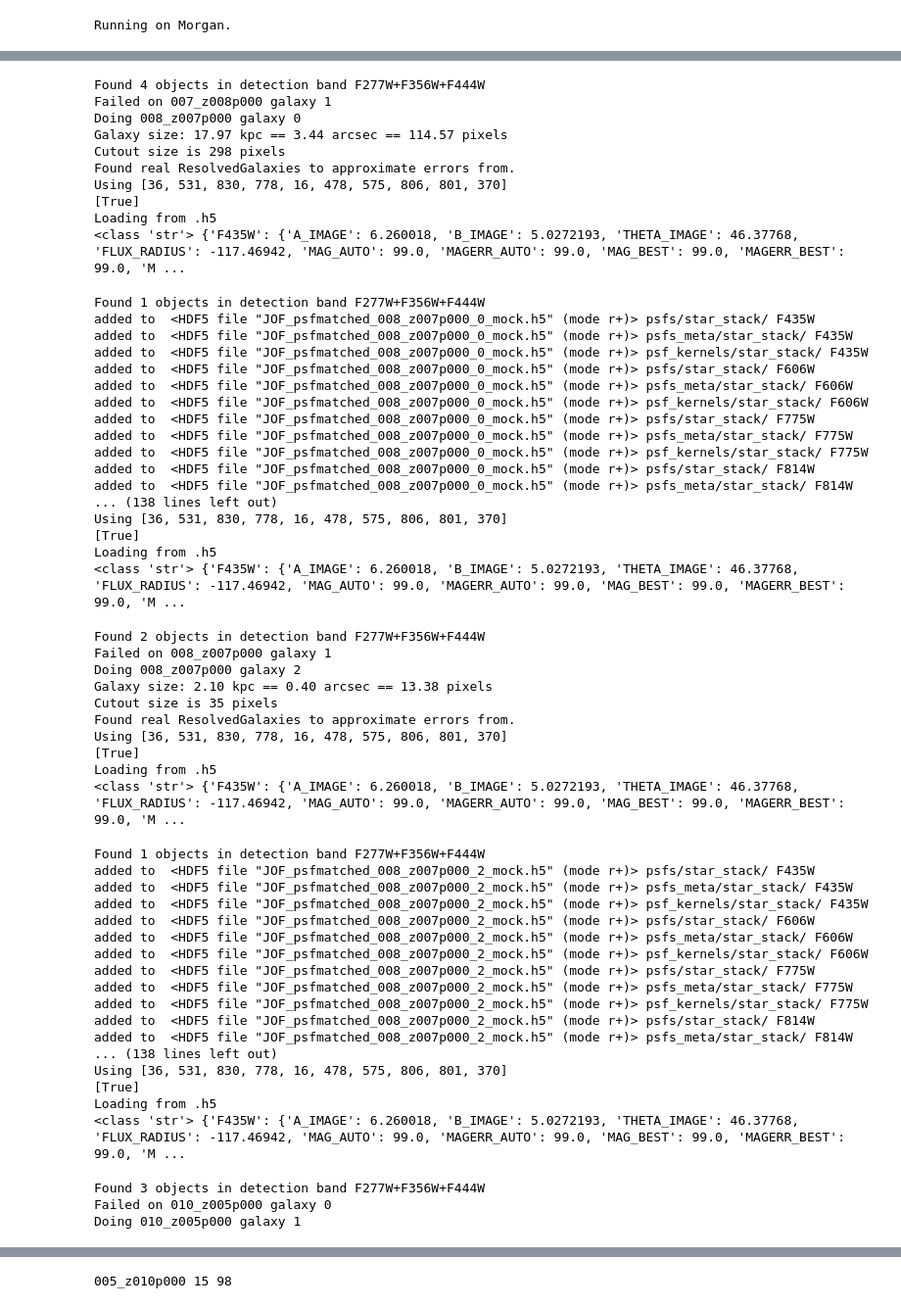
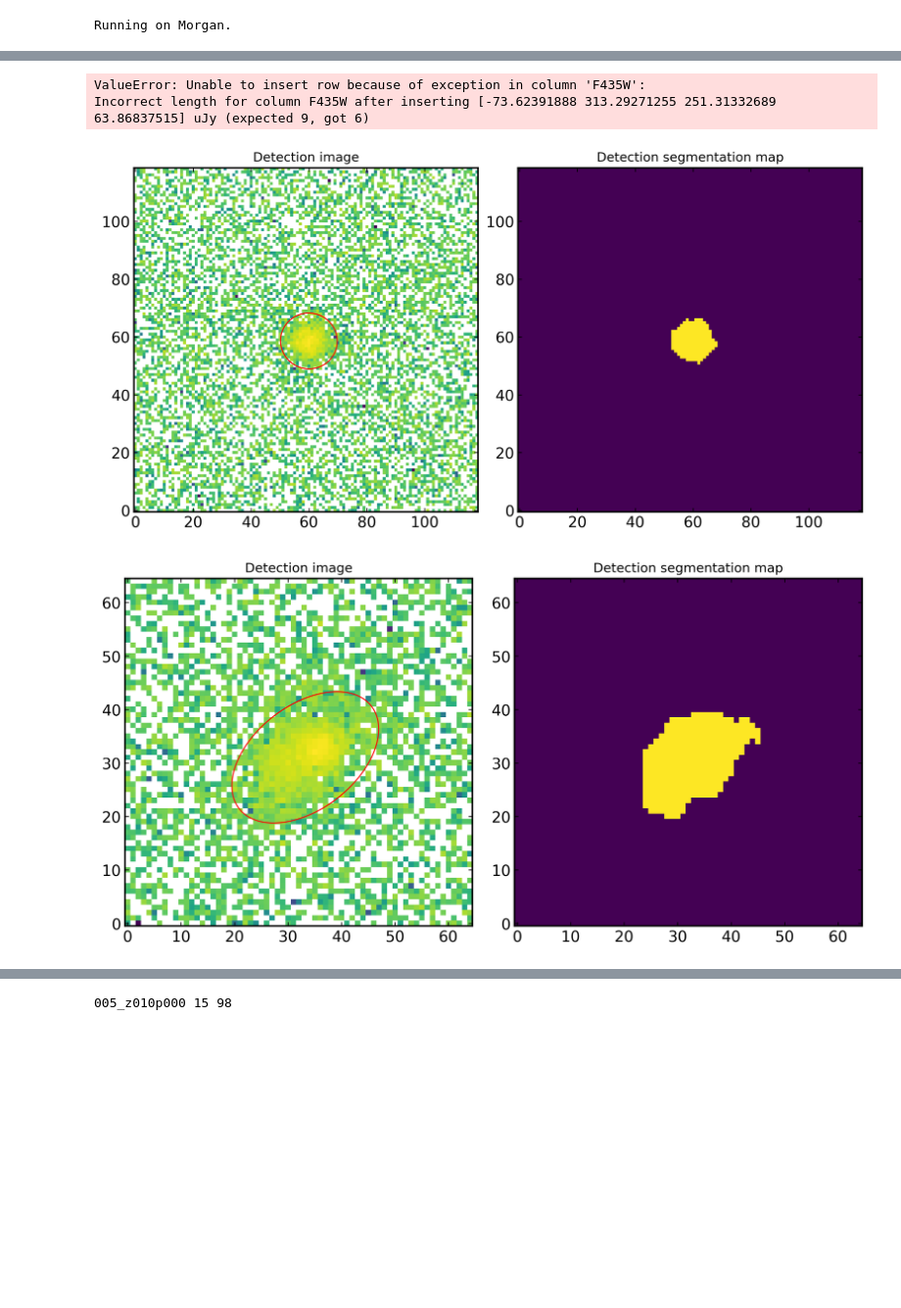
Before and after one commit to tHarvey303/EXPANSE, a Jupyter notebook: MockResolvedGalaxyTesting.ipynb, the cells around one changed output, grey strips where cells are left out. Shown at 98% size. Drawn from its saved outputs; the diff is of its cells as text; code cells hidden in the pictures; blank space fills up the shorter version.

```diff
--- a/MockResolvedGalaxyTesting.ipynb
+++ b/MockResolvedGalaxyTesting.ipynb
@@ -74,19 +169,19 @@ KeyError: 'detection'
 # %%
 regions = {'010_z005p000':['00', '00', '01', '10', '18'], '008_z007p000':['00', '02', '09'], '007_z008p000':['21', '17'], '005_z010p000':['15']}
 ids = {'010_z005p000':[12, 96, 1424, 1006, 233], '008_z007p000':[6, 46, 298], '007_z008p000':[111, 16], '005_z010p000':[99]}
+overwrite = True
 
 for redshift_code in list(regions.keys())[::-1]:
     for galaxy_index in range(len(ids[redshift_code])):
         print(f'Doing {redshift_code} galaxy {galaxy_index}')
         try:
-            mock_galaxy = MockResolvedGalaxy.init_mock_from_synthesizer(redshift_code, galaxy_index, grid_dir = grid_dir, file_path = path, mock_survey = 'JOF_psfmatched')
-            mock_galaxy.pixedfit_processing(gal_region_use = 'detection', overwrite = True) # Maybe seg map should be from detection image?
+            mock_galaxy = MockResolvedGalaxy.init(redshift_code, galaxy_index, grid_dir = grid_dir, file_path = path, mock_survey = 'JOF_psfmatched', overwrite = overwrite)
+            mock_galaxy.pixedfit_processing(gal_region_use = 'detection', overwrite = overwrite) # Maybe seg map should be from detection image?
+            mock_galaxy.pixedfit_binning(overwrite = overwrite)
+            mock_galaxy.measure_flux_in_bins(overwrite = overwrite)
+
         except AssertionError:
             print(f'Failed on {redshift_code} galaxy {galaxy_index}')
             continue
-
-#redshift_code = '010_z005p000'
-#galaxy_index = 4
-#mock_galaxy = MockResolvedGalaxy.init_mock_from_synthesizer(redshift_code, galaxy_index, grid_dir = grid_dir, file_path = path, mock_survey = 'JOF_psfmatched')
 # %% [output]
 Doing 005_z010p000 galaxy 0
@@ -135,57 +247,4 @@ Loading from .h5
-Found 4 objects in detection band F277W+F356W+F444W
-Failed on 007_z008p000 galaxy 1
-Doing 008_z007p000 galaxy 0
-Galaxy size: 17.97 kpc == 3.44 arcsec == 114.57 pixels
-Cutout size is 298 pixels
-Found real ResolvedGalaxies to approximate errors from.
-Using [36, 531, 830, 778, 16, 478, 575, 806, 801, 370]
-[True]
-Loading from .h5
-<class 'str'> {'F435W': {'A_IMAGE': 6.260018, 'B_IMAGE': 5.0272193, 'THETA_IMAGE': 46.37768, 'FLUX_RADIUS': -117.46942, 'MAG_AUTO': 99.0, 'MAGERR_AUTO': 99.0, 'MAG_BEST': 99.0, 'MAGERR_BEST': 99.0, 'M ...
+ValueError: Unable to insert row because of exception in column 'F435W':
+Incorrect length for column F435W after inserting [-73.62391888 313.29271255 251.31332689  63.86837515] uJy (expected 9, got 6)
-Found 1 objects in detection band F277W+F356W+F444W
-added to  <HDF5 file "JOF_psfmatched_008_z007p000_0_mock.h5" (mode r+)> psfs/star_stack/ F435W
-added to  <HDF5 file "JOF_psfmatched_008_z007p000_0_mock.h5" (mode r+)> psfs_meta/star_stack/ F435W
-added to  <HDF5 file "JOF_psfmatched_008_z007p000_0_mock.h5" (mode r+)> psf_kernels/star_stack/ F435W
-added to  <HDF5 file "JOF_psfmatched_008_z007p000_0_mock.h5" (mode r+)> psfs/star_stack/ F606W
-added to  <HDF5 file "JOF_psfmatched_008_z007p000_0_mock.h5" (mode r+)> psfs_meta/star_stack/ F606W
-added to  <HDF5 file "JOF_psfmatched_008_z007p000_0_mock.h5" (mode r+)> psf_kernels/star_stack/ F606W
-added to  <HDF5 file "JOF_psfmatched_008_z007p000_0_mock.h5" (mode r+)> psfs/star_stack/ F775W
-added to  <HDF5 file "JOF_psfmatched_008_z007p000_0_mock.h5" (mode r+)> psfs_meta/star_stack/ F775W
-added to  <HDF5 file "JOF_psfmatched_008_z007p000_0_mock.h5" (mode r+)> psf_kernels/star_stack/ F775W
-added to  <HDF5 file "JOF_psfmatched_008_z007p000_0_mock.h5" (mode r+)> psfs/star_stack/ F814W
-added to  <HDF5 file "JOF_psfmatched_008_z007p000_0_mock.h5" (mode r+)> psfs_meta/star_stack/ F814W
-... (138 lines left out)
-Using [36, 531, 830, 778, 16, 478, 575, 806, 801, 370]
-[True]
-Loading from .h5
-<class 'str'> {'F435W': {'A_IMAGE': 6.260018, 'B_IMAGE': 5.0272193, 'THETA_IMAGE': 46.37768, 'FLUX_RADIUS': -117.46942, 'MAG_AUTO': 99.0, 'MAGERR_AUTO': 99.0, 'MAG_BEST': 99.0, 'MAGERR_BEST': 99.0, 'M ...
-Found 2 objects in detection band F277W+F356W+F444W
-Failed on 008_z007p000 galaxy 1
-Doing 008_z007p000 galaxy 2
-Galaxy size: 2.10 kpc == 0.40 arcsec == 13.38 pixels
-Cutout size is 35 pixels
-Found real ResolvedGalaxies to approximate errors from.
-Using [36, 531, 830, 778, 16, 478, 575, 806, 801, 370]
-[True]
-Loading from .h5
-<class 'str'> {'F435W': {'A_IMAGE': 6.260018, 'B_IMAGE': 5.0272193, 'THETA_IMAGE': 46.37768, 'FLUX_RADIUS': -117.46942, 'MAG_AUTO': 99.0, 'MAGERR_AUTO': 99.0, 'MAG_BEST': 99.0, 'MAGERR_BEST': 99.0, 'M ...
-Found 1 objects in detection band F277W+F356W+F444W
-added to  <HDF5 file "JOF_psfmatched_008_z007p000_2_mock.h5" (mode r+)> psfs/star_stack/ F435W
-added to  <HDF5 file "JOF_psfmatched_008_z007p000_2_mock.h5" (mode r+)> psfs_meta/star_stack/ F435W
-added to  <HDF5 file "JOF_psfmatched_008_z007p000_2_mock.h5" (mode r+)> psf_kernels/star_stack/ F435W
-added to  <HDF5 file "JOF_psfmatched_008_z007p000_2_mock.h5" (mode r+)> psfs/star_stack/ F606W
-added to  <HDF5 file "JOF_psfmatched_008_z007p000_2_mock.h5" (mode r+)> psfs_meta/star_stack/ F606W
-added to  <HDF5 file "JOF_psfmatched_008_z007p000_2_mock.h5" (mode r+)> psf_kernels/star_stack/ F606W
-added to  <HDF5 file "JOF_psfmatched_008_z007p000_2_mock.h5" (mode r+)> psfs/star_stack/ F775W
-added to  <HDF5 file "JOF_psfmatched_008_z007p000_2_mock.h5" (mode r+)> psfs_meta/star_stack/ F775W
-added to  <HDF5 file "JOF_psfmatched_008_z007p000_2_mock.h5" (mode r+)> psf_kernels/star_stack/ F775W
-added to  <HDF5 file "JOF_psfmatched_008_z007p000_2_mock.h5" (mode r+)> psfs/star_stack/ F814W
-added to  <HDF5 file "JOF_psfmatched_008_z007p000_2_mock.h5" (mode r+)> psfs_meta/star_stack/ F814W
-... (138 lines left out)
-Using [36, 531, 830, 778, 16, 478, 575, 806, 801, 370]
-[True]
-Loading from .h5
-<class 'str'> {'F435W': {'A_IMAGE': 6.260018, 'B_IMAGE': 5.0272193, 'THETA_IMAGE': 46.37768, 'FLUX_RADIUS': -117.46942, 'MAG_AUTO': 99.0, 'MAGERR_AUTO': 99.0, 'MAG_BEST': 99.0, 'MAGERR_BEST': 99.0, 'M ...
-Found 3 objects in detection band F277W+F356W+F444W
-Failed on 010_z005p000 galaxy 0
-Doing 010_z005p000 galaxy 1
+[figure, new version]
+[figure, added]
```
Also changed, not shown: parts of 5 cells of this notebook, 13 other files.
